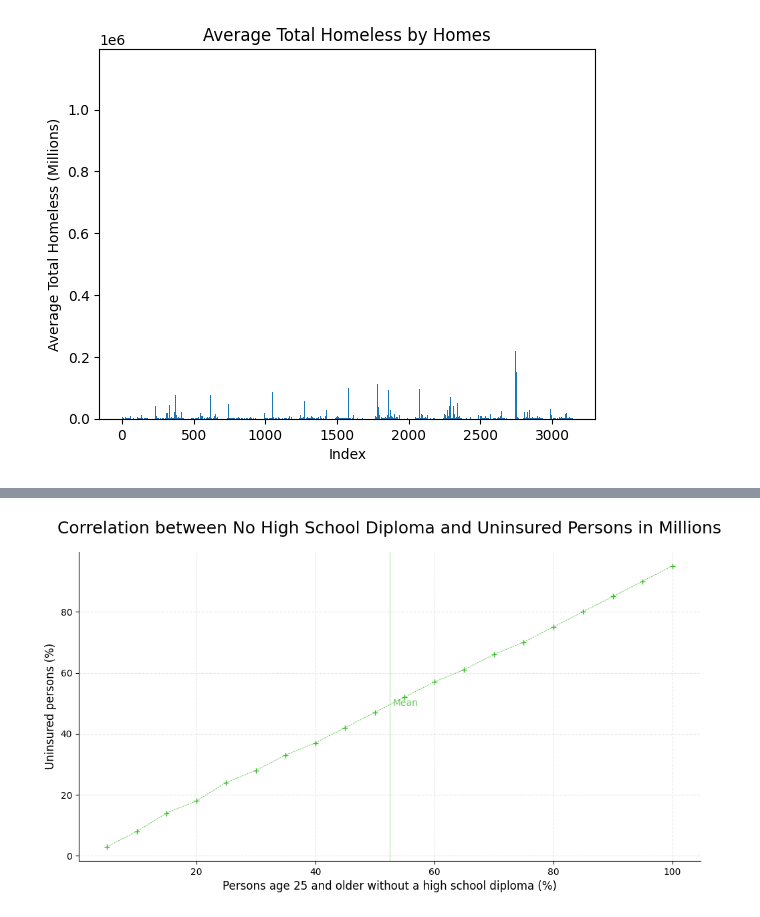
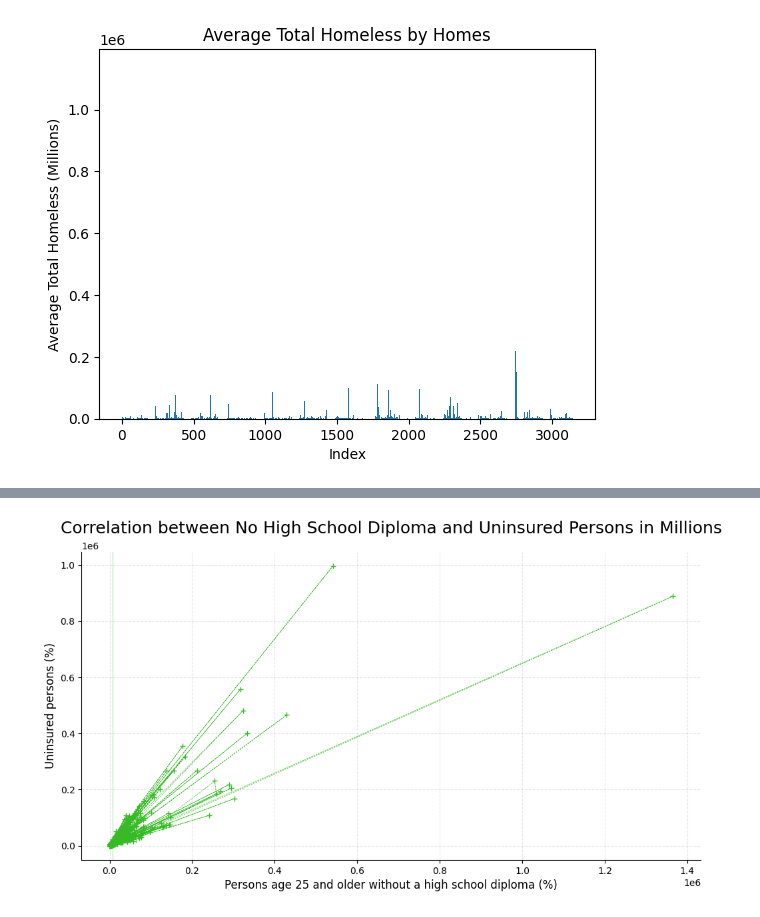
Before and after one commit to fmassaro1966/CYSocialDeterminatesFM, a Jupyter notebook: Notebook/Socialdeterminants2.ipynb, the cells around one changed output, grey strips where cells are left out. Saved outputs shown, nothing was run; the diff lists cells and outputs as text; code cells hidden in the pictures.

```diff
--- a/Notebook/Socialdeterminants2.ipynb
+++ b/Notebook/Socialdeterminants2.ipynb
@@ -282,13 +330,4 @@ plt.show()
 # %%
-import matplotlib.pyplot as plt
-import pandas as pd
-
-data = {
-    'E_NOHSDP': [5, 10, 15, 20, 25, 30, 35, 40, 45, 50, 55, 60, 65, 70, 75, 80, 85, 90, 95, 100],
-    'E_UNINSUR': [3, 8, 14, 18, 24, 28, 33, 37, 42, 47, 52, 57, 61, 66, 70, 75, 80, 85, 90, 95]
-}
-df = pd.DataFrame(data)
-
 plt.figure(figsize=(12, 6))
 
 plt.plot(
@@ -302,31 +341,31 @@ plt.plot(
 
 plt.xlabel("Persons age 25 and older without a high school diploma (%)", fontsize=12)
 plt.ylabel("Uninsured persons (%)", fontsize=12)
 plt.title("Correlation between No High School Diploma and Uninsured Persons in Millions", fontsize=18, pad=20)
 
 ax = plt.gca()
 ax.spines['top'].set_visible(False)
 ax.spines['right'].set_visible(False)
 
 mean_x = df['E_NOHSDP'].mean()
 mean_y = df['E_UNINSUR'].mean()
 ax.axvline(
     mean_x,
     color="#37BA26BA",
     linewidth=0.5,
     alpha=0.7
 )
 
 ax.text(
     mean_x + 0.5,
     mean_y,
     "Mean",
     color="#37BA26BA",
     fontsize=10
 )
 
 ax.grid(True, linestyle='--', alpha=0.3)
 
 plt.show()
 # %% [output]
-[figure, old version]
+[figure, new version]
```
Also changed, not shown: parts of 10 cells of this notebook.
